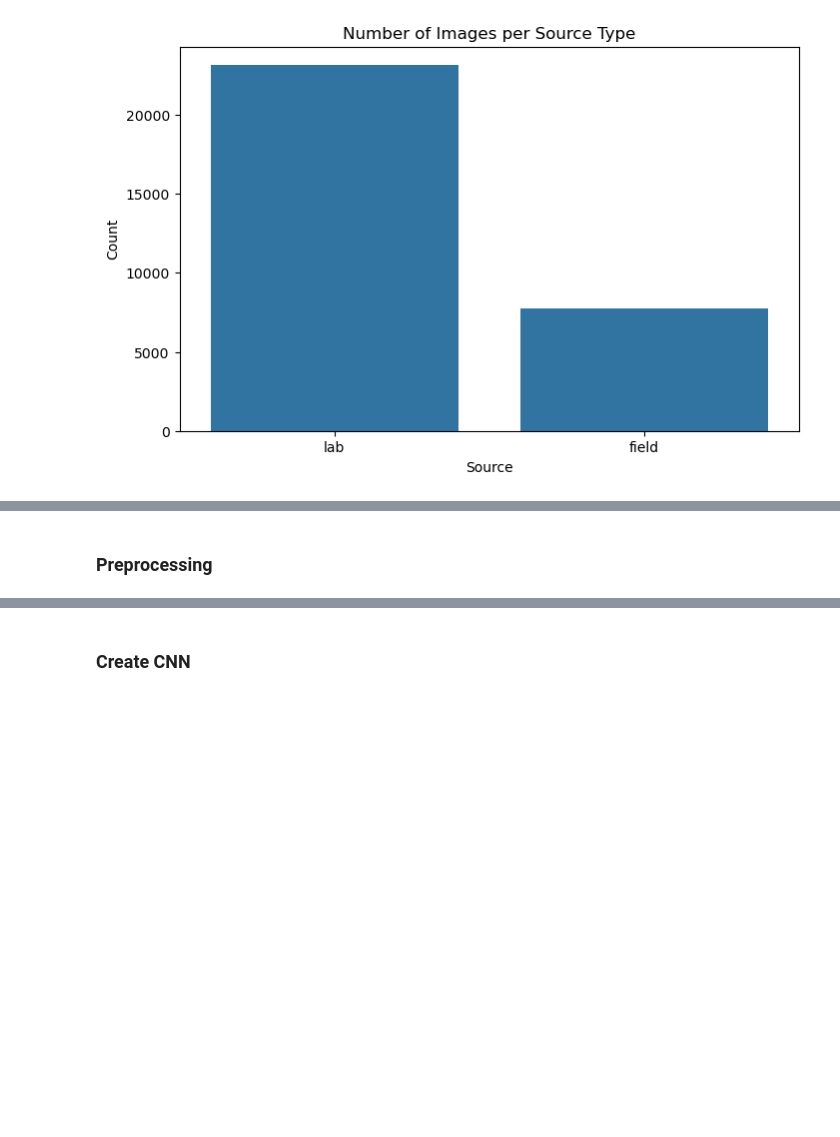
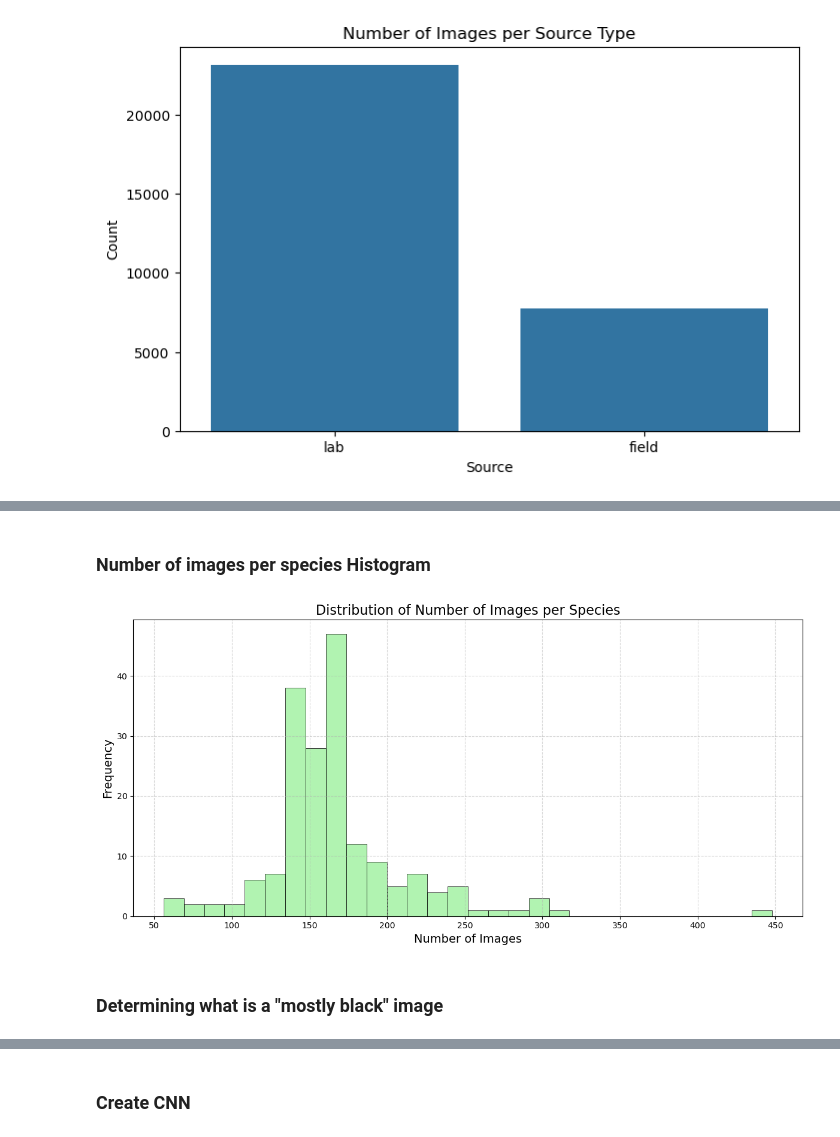
Before and after one commit to CharlieBoye8/boye_leafID, a Jupyter notebook: EDA.ipynb, the cells around one changed output, grey strips where cells are left out. Drawn from its saved outputs; the diff is of its cells as text; code cells hidden in the pictures; blank space fills up the shorter version.

```diff
--- a/EDA.ipynb
+++ b/EDA.ipynb
@@ -64,2 +51,19 @@ plt.show()
-# %% [markdown]
-### Preprocessing
+# %% [markdown]
+### Number of images per species Histogram
+# %%
+plt.figure(figsize=(12, 6))
+sns.histplot(species_counts, bins=30, alpha=0.7, linewidth=0.5, color='lightgreen')
+species_counts_df = pd.DataFrame(species_counts).reset_index()
+species_counts_df.columns = ['species', 'image_count']
+species_counts_df = species_counts_df.sort_values(by='image_count', ascending=False)
+
+plt.title('Distribution of Number of Images per Species', fontsize=16)
+plt.xlabel('Number of Images', fontsize=14)
+plt.ylabel('Frequency', fontsize=14)
+plt.grid(True, linestyle='--', alpha=0.5)
+plt.tight_layout()
+plt.show()
+# %% [output]
+[figure, added]
+# %% [markdown]
+### Determining what is a "mostly black" image
```
Also changed, not shown: parts of 43 cells of this notebook, 10 other files.
